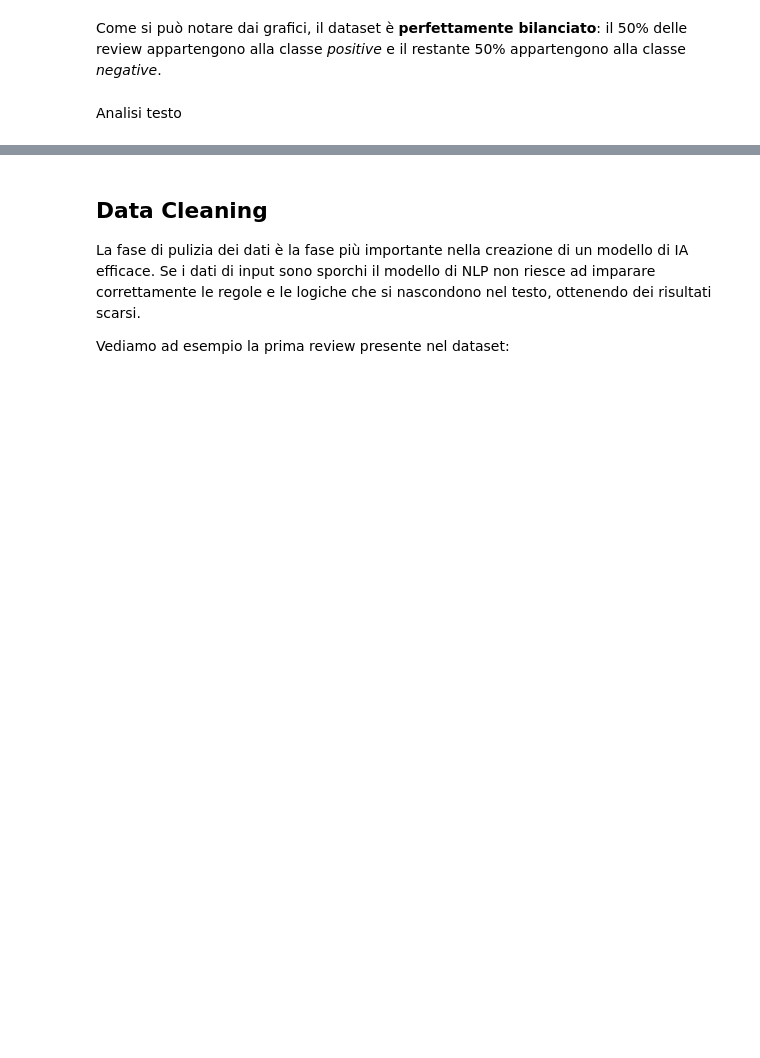
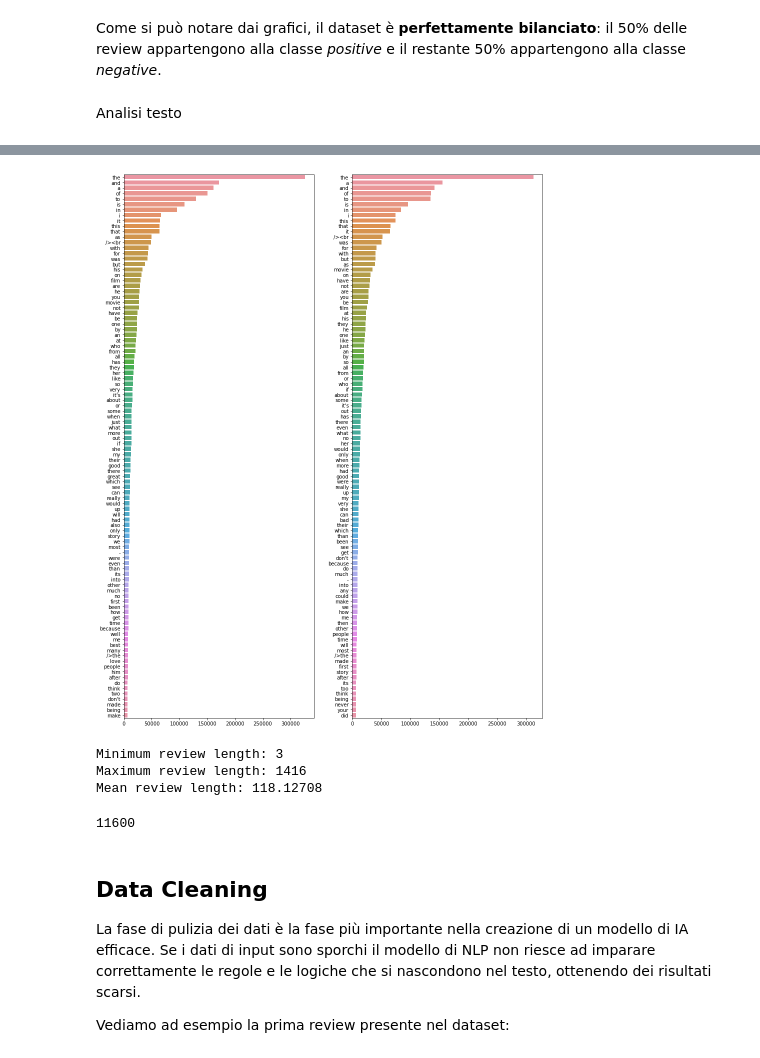
Before and after one commit to FrancescaMoi/SentymentAnalysis, a Jupyter notebook: sentyment_analysis_IMDb_review.ipynb, the cells around one changed output, grey strips where cells are left out. Saved outputs shown, nothing was run; the diff lists cells and outputs as text; code cells hidden in the pictures; blank space fills up the shorter version.

```diff
--- a/sentyment_analysis_IMDb_review.ipynb
+++ b/sentyment_analysis_IMDb_review.ipynb
@@ -88,18 +88,19 @@ Come si può notare dai grafici, il dataset è **perfettamente bilanciato**: il
 # %% [markdown]
 Analisi testo
 # %%
-import nltk
-from nltk.corpus import stopwords
 from collections import Counter
 
-nltk.download('stopwords')
-stop_words = set(stopwords.words('english'))
+def get_most_common_words(df, sentiment):
+  review_corpus = df[df['sentiment']==sentiment]['review'].str.lower().str.split()
+  review_corpus = [word for review in review_corpus for word in review]
+  counter=Counter(review_corpus)
+  most_common_words=counter.most_common()
+  words, count = zip(*most_common_words[:100])
+  return words, count
 
-review_corpus = df[df['sentiment']=='positive']['review'].str.lower().str.split()
-review_corpus = [word for review in review_corpus for word in review]
-counter=Counter(review_corpus)
-most_common_words=counter.most_common()
-x, y = zip(*most_common_words[:100])
-
-plt.figure(figsize=(8,20))
-sns.barplot(x=list(y),y=list(x))
+def print_words_distribution(df):
+  fig , ax = plt.subplots(1,2,figsize=(15,20))
+  words, count = get_most_common_words(df, sentiment='positive')
+  sns.barplot(x=list(count),y=list(words), ax=ax[0])
+  words, count = get_most_common_words(df, sentiment='negative')
+  sns.barplot(x=list(count),y=list(words), ax=ax[1])
@@ -111,3 +107,21 @@ sns.barplot(x=list(y),y=list(x))
+# %%
+print_words_distribution(df)
+# %% [output]
+[figure, added]
+# %%
+from statistics import mean
+print(f"Minimum review length: {min(count_words)}")
+print(f"Maximum review length: {max(count_words)}")
+print(f"Mean review length: {mean(count_words)}")
+# %% [output]
+Minimum review length: 3
+Maximum review length: 1416
+Mean review length: 118.12708
+# %%
+words_gt_200 = [l for l in count_words if l > 150]
+len(words_gt_200)
+# %% [output]
+11600
 # %% [markdown]
 ## **Data Cleaning**
 La fase di pulizia dei dati è la fase più importante nella creazione di un modello di IA efficace. Se i dati di input sono sporchi il modello di NLP non riesce ad imparare correttamente le regole e le logiche che si nascondono nel testo, ottenendo dei risultati scarsi.
```
Also changed, not shown: parts of 19 cells of this notebook.
